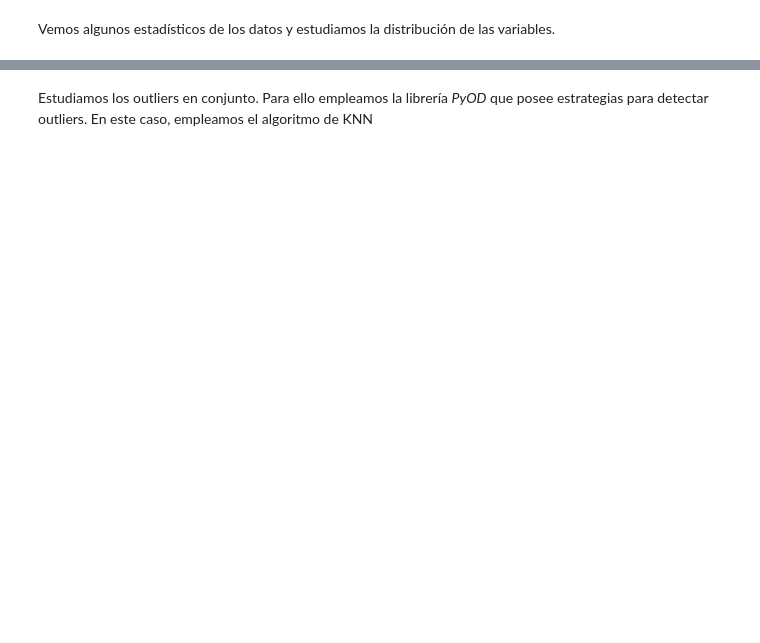
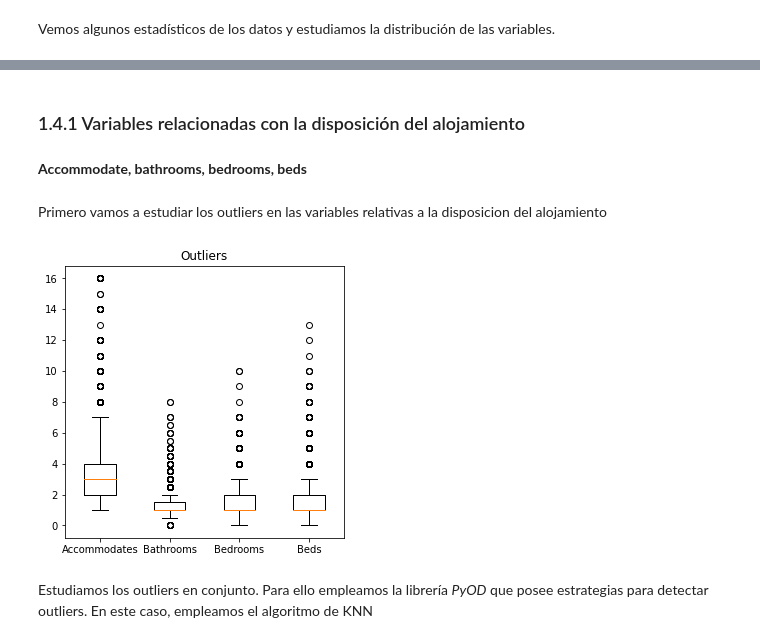
Before and after one commit to sofiamacein/Airbnb_Proyecto, a Jupyter notebook: Airbnb.ipynb, the cells around one changed output, grey strips where cells are left out. Cells and saved outputs as stored; diff of their text form; code cells hidden in the pictures; blank space fills up the shorter version.

```diff
--- a/Airbnb.ipynb
+++ b/Airbnb.ipynb
@@ -448,2 +440,20 @@ camas[['bedrooms','beds','Private room','Shared room']]
+# %% [markdown]
+### 1.4.1 Variables relacionadas con la disposición del alojamiento
+# %% [markdown]
+**Accommodate, bathrooms,  bedrooms, beds**
+# %% [markdown]
+Primero vamos a estudiar los outliers en las variables relativas a la disposicion del alojamiento
+# %%
+# Box plot de las habitaciones
+fig = plt.figure(figsize = (5,5))
+
+plt.boxplot(df[['accommodates', 'bathrooms','bedrooms', 'beds']])
+
+plt.title('Outliers')
+plt.xticks([1,2,3,4], ['Accommodates', 'Bathrooms', 'Bedrooms', 'Beds'])
+
+plt.show()
+# %% [output]
+[figure, added]
 # %% [markdown]
 Estudiamos los outliers en conjunto. Para ello empleamos la librería *PyOD* que posee estrategias para detectar outliers. En este caso, empleamos el algoritmo de KNN
```
Also changed, not shown: parts of 168 cells of this notebook.
